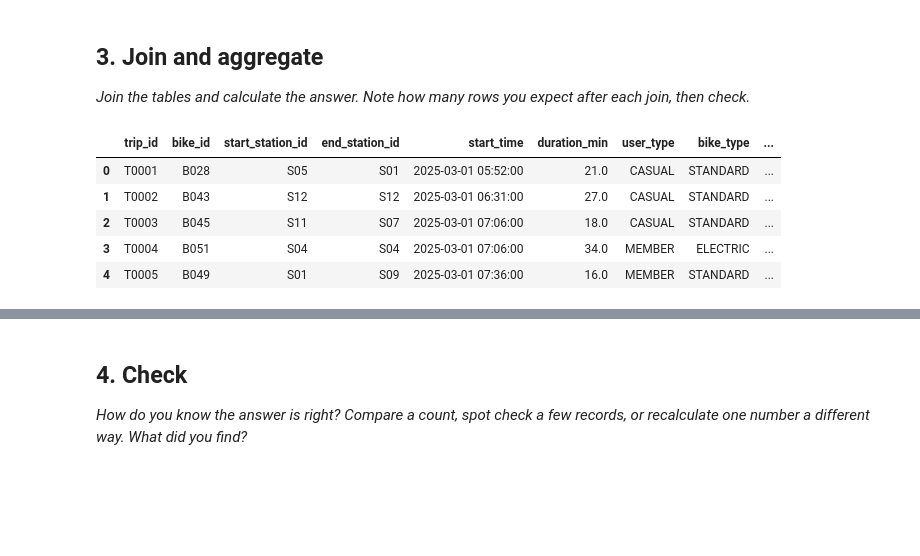
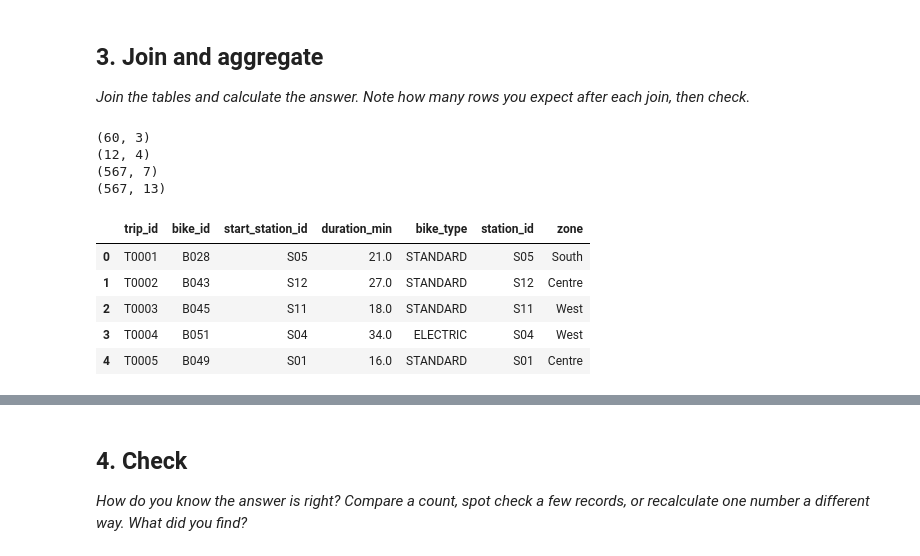
Before and after one commit to Aurora-DS-1728821/AnalyticsEngineeringPracticeWork, a Jupyter notebook: 2_03_practice_bike_hire_student.ipynb, the cells around one changed output, grey strips where cells are left out. Cells and saved outputs as stored; diff of their text form; code cells hidden in the pictures; blank space fills up the shorter version.

```diff
--- a/2_03_practice_bike_hire_student.ipynb
+++ b/2_03_practice_bike_hire_student.ipynb
@@ -470,16 +470,32 @@ Trips remaining after removing outliers: 567
 # %%
 #Join the Bikes and the Trips tables by bike_id
 bike_and_trip = trips.merge(bikes, left_on="bike_id", right_on="bike_id", how="inner")
 
 #Join the new table to the stations table by start_station_id = station_id
 bike_trip_station = bike_and_trip.merge(stations, left_on="start_station_id", right_on="station_id", how="inner")
 
+#Check length matches expectations
+print(bikes.shape)
+print(stations.shape)
+print(trips.shape)
+
+print(bike_trip_station.shape)
+
 #Check the result
 bike_trip_station.head()
+
+#Only display the columns I am interested in:
+
+columns = ["trip_id", "bike_id", "start_station_id", "duration_min", "bike_type", "station_id", "zone"]
+display(bike_trip_station[columns].head())
 # %% [output]
+(60, 3)
+(12, 4)
+(567, 7)
+(567, 13)
-|  | trip_id | bike_id | start_station_id | end_station_id | start_time | duration_min | user_type | bike_type | ... |
-| 0 | T0001 | B028 | S05 | S01 | 2025-03-01 05:52:00 | 21.0 | CASUAL | STANDARD | ... |
-| 1 | T0002 | B043 | S12 | S12 | 2025-03-01 06:31:00 | 27.0 | CASUAL | STANDARD | ... |
-| 2 | T0003 | B045 | S11 | S07 | 2025-03-01 07:06:00 | 18.0 | CASUAL | STANDARD | ... |
-| 3 | T0004 | B051 | S04 | S04 | 2025-03-01 07:06:00 | 34.0 | MEMBER | ELECTRIC | ... |
-| 4 | T0005 | B049 | S01 | S09 | 2025-03-01 07:36:00 | 16.0 | MEMBER | STANDARD | ... |
+|  | trip_id | bike_id | start_station_id | duration_min | bike_type | station_id | zone |
+| 0 | T0001 | B028 | S05 | 21.0 | STANDARD | S05 | South |
+| 1 | T0002 | B043 | S12 | 27.0 | STANDARD | S12 | Centre |
+| 2 | T0003 | B045 | S11 | 18.0 | STANDARD | S11 | West |
+| 3 | T0004 | B051 | S04 | 34.0 | ELECTRIC | S04 | West |
+| 4 | T0005 | B049 | S01 | 16.0 | STANDARD | S01 | Centre |
```
Also changed, not shown: parts of 2 cells of this notebook.
